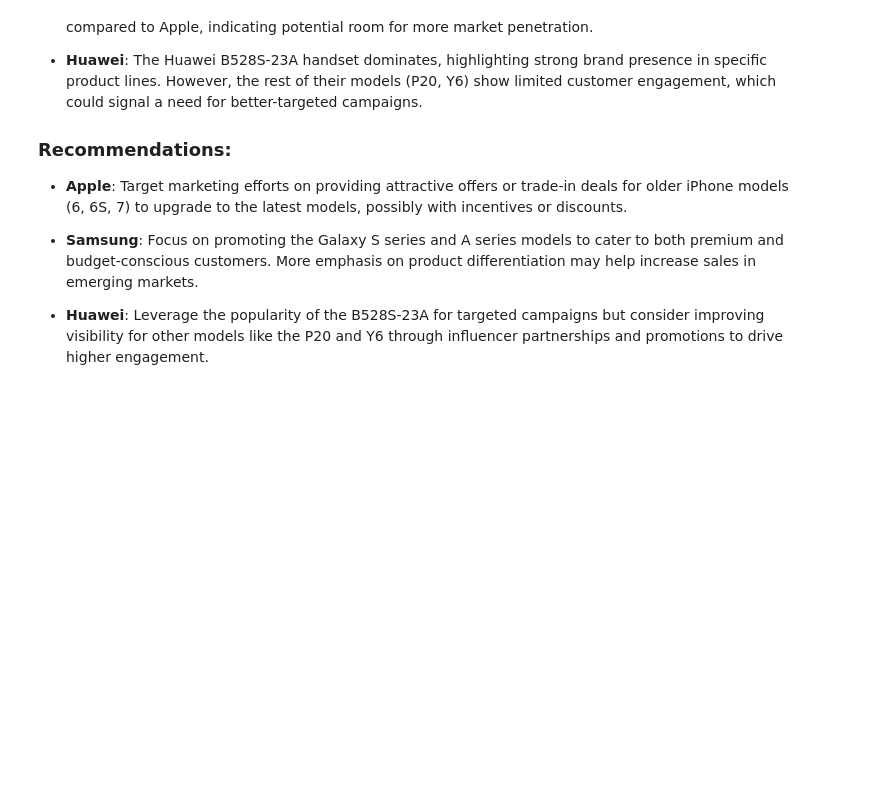
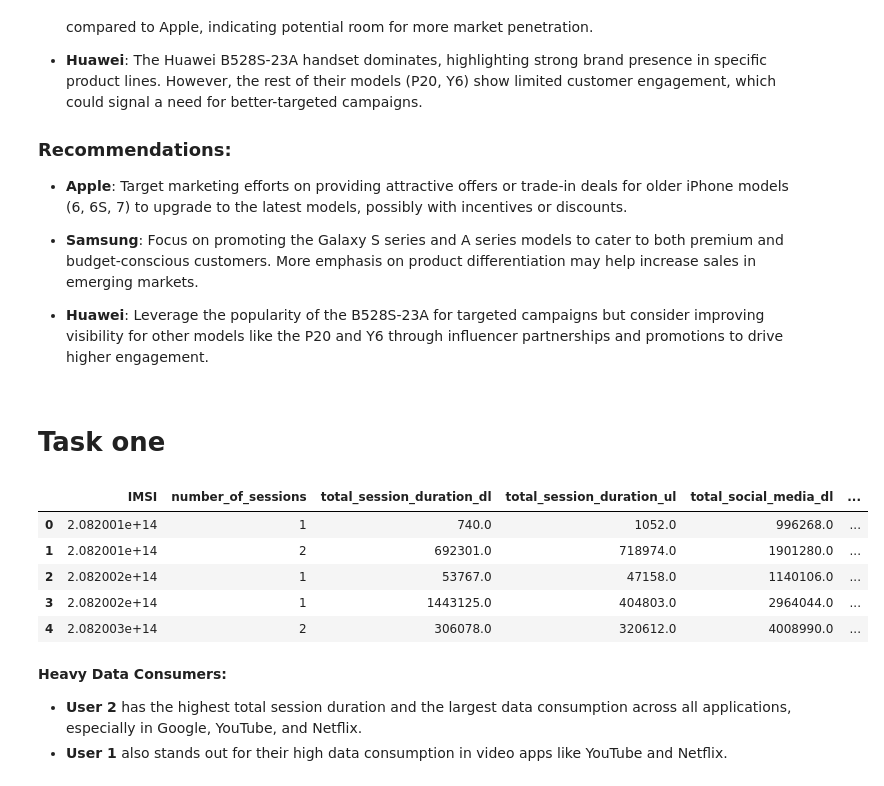
Before and after one commit to helinatefera/10xWeek0, a Jupyter notebook: notebooks/task_1.ipynb, the cells around one changed output. Cells and saved outputs as stored; diff of their text form; code cells hidden in the pictures; blank space fills up the shorter version.

```diff
--- a/notebooks/task_1.ipynb
+++ b/notebooks/task_1.ipynb
@@ -151,3 +151,40 @@ Name: count, dtype: int64
 - **Samsung**: Focus on promoting the Galaxy S series and A series models to cater to both premium and budget-conscious customers. More emphasis on product differentiation may help increase sales in emerging markets.
 
 - **Huawei**: Leverage the popularity of the B528S-23A for targeted campaigns but consider improving visibility for other models like the P20 and Y6 through influencer partnerships and promotions to drive higher engagement.
+# %% [markdown]
+# **Task one**
+# %%
+# Aggregating the data for each user
+aggregated_data = data.groupby('IMSI').agg(
+    number_of_sessions=('Bearer Id', 'nunique'),  # Count of unique xDR sessions per user
+    total_session_duration_dl=('Activity Duration DL (ms)', 'sum'),  # Total download duration
+    total_session_duration_ul=('Activity Duration UL (ms)', 'sum'),  # Total upload duration
+    total_social_media_dl=('Social Media DL (Bytes)', 'sum'),
+    total_social_media_ul=('Social Media UL (Bytes)', 'sum'),
+    total_google_dl=('Google DL (Bytes)', 'sum'),
+    total_google_ul=('Google UL (Bytes)', 'sum'),
+    total_youtube_dl=('Youtube DL (Bytes)', 'sum'),
+    total_youtube_ul=('Youtube UL (Bytes)', 'sum'),
+    total_netflix_dl=('Netflix DL (Bytes)', 'sum'),
+    total_netflix_ul=('Netflix UL (Bytes)', 'sum'),
+    total_gaming_dl=('Gaming DL (Bytes)', 'sum'),
+    total_gaming_ul=('Gaming UL (Bytes)', 'sum'),
+    total_email_dl=('Email DL (Bytes)', 'sum'),
+    total_email_ul=('Email UL (Bytes)', 'sum'),
+    total_others_dl=('Other DL (Bytes)', 'sum'),
+    total_others_ul=('Other UL (Bytes)', 'sum')
+).reset_index()
+# %%
+aggregated_data.head()
+# %% [output]
+|  | IMSI | number_of_sessions | total_session_duration_dl | total_session_duration_ul | total_social_media_dl | ... |
+| 0 | 2.082001e+14 | 1 | 740.0 | 1052.0 | 996268.0 | ... |
+| 1 | 2.082001e+14 | 2 | 692301.0 | 718974.0 | 1901280.0 | ... |
+| 2 | 2.082002e+14 | 1 | 53767.0 | 47158.0 | 1140106.0 | ... |
+| 3 | 2.082002e+14 | 1 | 1443125.0 | 404803.0 | 2964044.0 | ... |
+| 4 | 2.082003e+14 | 2 | 306078.0 | 320612.0 | 4008990.0 | ... |
+# %% [markdown]
+**Heavy Data Consumers:**
+
+- **User 2** has the highest total session duration and the largest data consumption across all applications, especially in Google, YouTube, and Netflix.
+-  **User 1** also stands out for their high data consumption in video apps like YouTube and Netflix.
```
Also changed, not shown: parts of 9 cells of this notebook.
